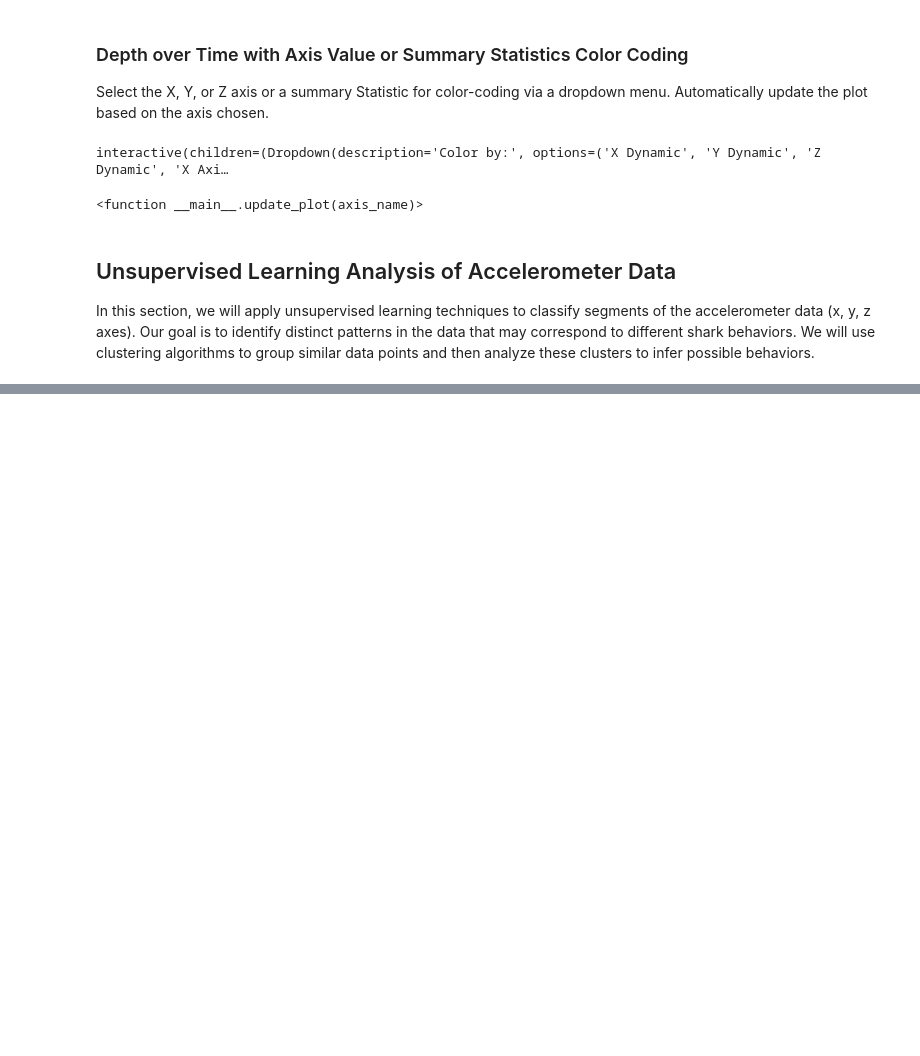
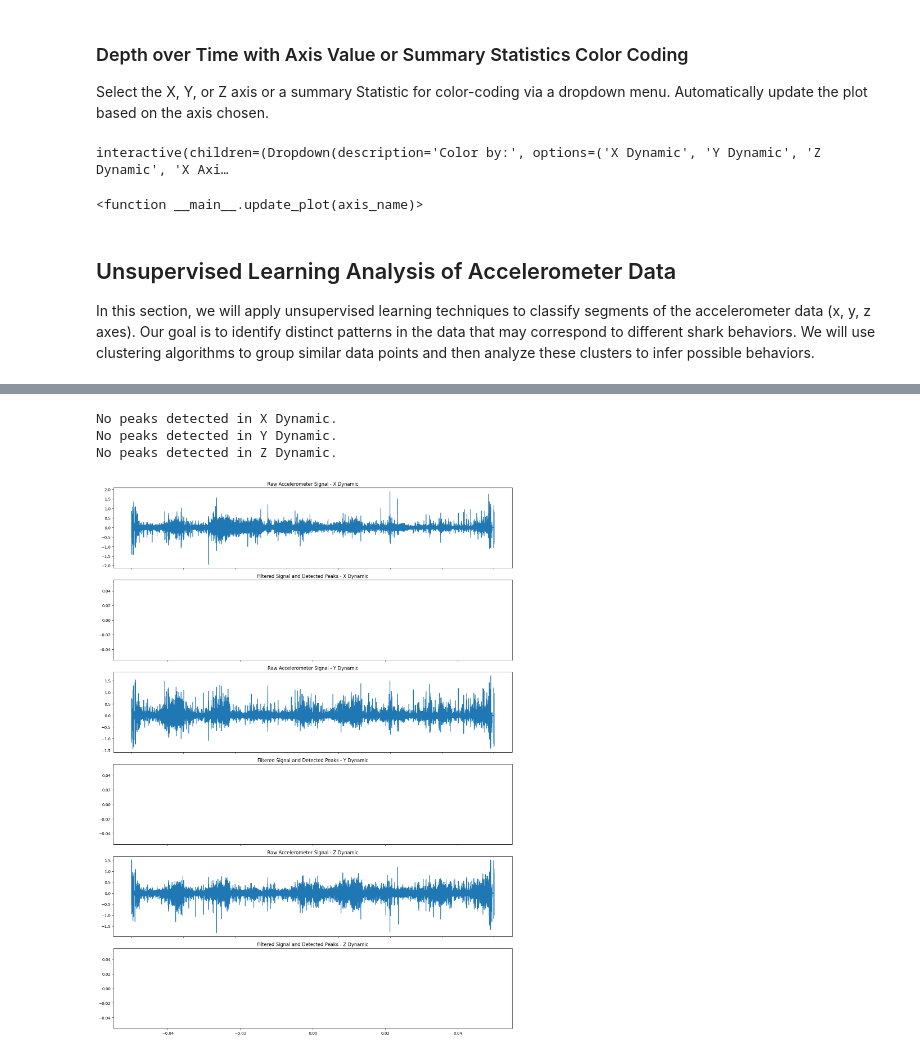
Before and after one commit to bolaris-sage/shark-research, a Jupyter notebook: shark-analysis.ipynb, the cells around one changed output, grey strips where cells are left out. Drawn from its saved outputs; the diff is of its cells as text; code cells hidden in the pictures; blank space fills up the shorter version.

Commit message:
Experimenting wiht clustring and tryiying to find tail beat frequency

```diff
--- a/shark-analysis.ipynb
+++ b/shark-analysis.ipynb
@@ -782,0 +759,78 @@ plt.show()
+# %%
+import pandas as pd
+import numpy as np
+from scipy.signal import butter, filtfilt, find_peaks
+import matplotlib.pyplot as plt
+
+# Function to design a high-pass Butterworth filter
+def butter_highpass(cutoff, fs, order=5):
+    nyq = 0.5 * fs
+    normal_cutoff = cutoff / nyq
+    b, a = butter(order, normal_cutoff, btype='high', analog=False)
+    return b, a
+
+# Function to apply the high-pass filter to the data
+def highpass_filter(data, cutoff, fs, order=5):
+    b, a = butter_highpass(cutoff, fs, order=order)
+    y = filtfilt(b, a, data)
+    return y
+
+# Function to calculate tail beat frequency with more stringent peak detection criteria
+def calculate_tail_beat_frequency(df, axis, sampling_rate=50, cutoff_frequency=0.01, min_peak_distance=0.5):
+    # Increased prominence and width to detect more significant peaks
+    filtered_signal = highpass_filter(df[axis], cutoff_frequency, sampling_rate)
+    # Start with lenient parameters and then tighten
+    #peaks, properties = find_peaks(filtered_signal, prominence=0.01) # Adjust this value as needed
+    # Uncomment and adjust the following lines one at a time to fine-tune peak detection
+    #peaks, properties = find_peaks(filtered_signal, prominence=0.01, distance=sampling_rate/2)
+    #peaks, properties = find_peaks(filtered_signal, prominence=0.01, width=1)
+    peaks, properties = find_peaks(filtered_signal, prominence=0.01, distance=sampling_rate/2, width=1)
+
+
+    frequencies = []
+    peak_times = []
+
+    if len(peaks) > 1:
+        peak_times = peaks / sampling_rate
+        time_diffs = np.diff(peak_times)
+        frequencies = 1 / time_diffs
+
+    avg_frequency = np.nan if len(frequencies) == 0 else np.mean(frequencies)
+    return avg_frequency, frequencies, peak_times, filtered_signal, peaks, properties
+
+# Assuming 'data' is a DataFrame with accelerometer signals
+# Axes to analyze
+axes = ['X Dynamic', 'Y Dynamic', 'Z Dynamic']
+
+# Set up subplot for raw and filtered signals
+fig, axs = plt.subplots(len(axes) * 2, 1, figsize=(15, 20))  # 3 axes times 2 for raw and filtered signals
+
+for i, axis in enumerate(axes):
+    # Calculate tail beat frequency and get debug information
+    avg_freq, freqs, peak_times, filtered_signal, peaks, properties = calculate_tail_beat_frequency(data, axis, sampling_rate=50, cutoff_frequency=0.01, min_peak_distance=0.5)
+
+    # Plotting raw signal
+    axs[2*i].plot(data[axis], label=f'Raw Accelerometer Signal - {axis}')
+    axs[2*i].set_title(f'Raw Accelerometer Signal - {axis}')
+    axs[2*i].label_outer()
+
+    # Plotting filtered signal and detected peaks
+    axs[2*i + 1].plot(filtered_signal, label=f'Filtered Signal - {axis}')
+    axs[2*i + 1].plot(peaks, filtered_signal[peaks], "x", label=f'Detected Peaks - {axis}')
+    axs[2*i + 1].set_title(f'Filtered Signal and Detected Peaks - {axis}')
+    axs[2*i + 1].label_outer()
+
+    # Debug information
+    if len(peaks) == 0:
+        print(f"No peaks detected in {axis}.")
+    else:
+        print(f"Detected {len(peaks)} peaks in {axis}. Avg Tail Beat Frequency: {avg_freq} Hz")
+        print(f"Properties of detected peaks: {properties}")
+
+plt.tight_layout()
+plt.show()
+# %% [output]
+No peaks detected in X Dynamic.
+No peaks detected in Y Dynamic.
+No peaks detected in Z Dynamic.
+[figure, added]
```
Also changed, not shown: parts of 6 cells of this notebook.
